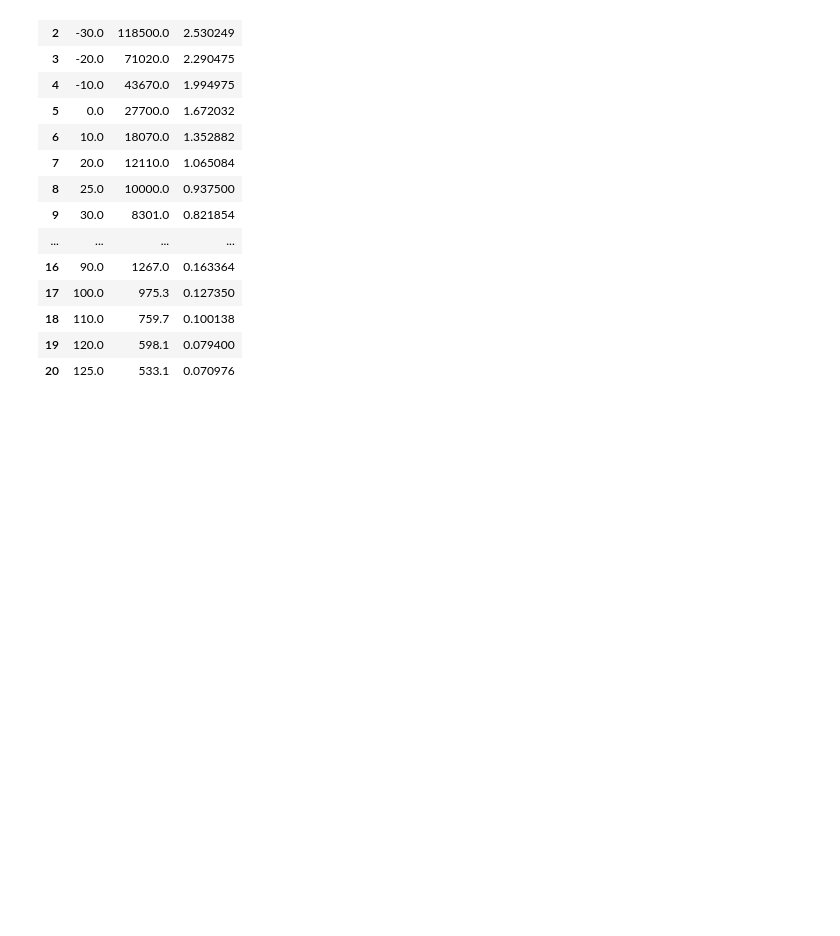
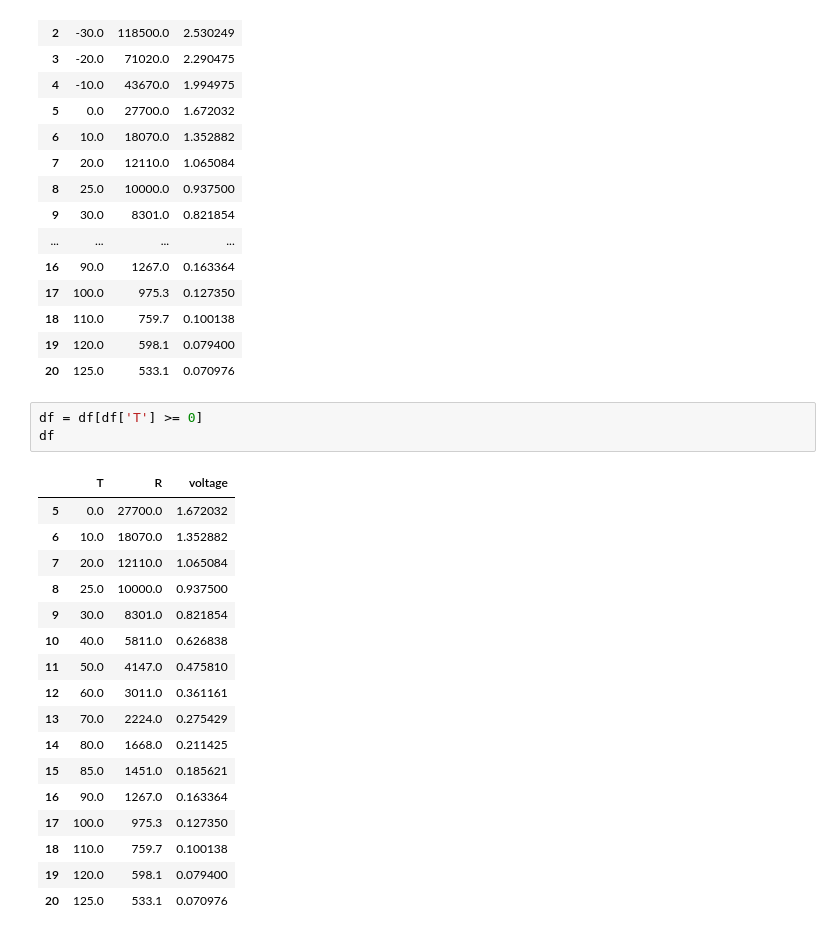
Before and after one commit to raceup-electric/bms_hv, a Jupyter notebook: polynomialFit/rizzottoFit.ipynb, the cells around one changed output. Drawn from its saved outputs; the diff is of its cells as text; blank space fills up the shorter version.

```diff
--- a/polynomialFit/rizzottoFit.ipynb
+++ b/polynomialFit/rizzottoFit.ipynb
@@ -46,6 +46,27 @@ df
 | 18 | 110.0 | 759.7 | 0.100138 |
 | 19 | 120.0 | 598.1 | 0.079400 |
 | 20 | 125.0 | 533.1 | 0.070976 |
+# %%
+df = df[df['T'] >= 0]
+df
+# %% [output]
+|  | T | R | voltage |
+| 5 | 0.0 | 27700.0 | 1.672032 |
+| 6 | 10.0 | 18070.0 | 1.352882 |
+| 7 | 20.0 | 12110.0 | 1.065084 |
+| 8 | 25.0 | 10000.0 | 0.937500 |
+| 9 | 30.0 | 8301.0 | 0.821854 |
+| 10 | 40.0 | 5811.0 | 0.626838 |
+| 11 | 50.0 | 4147.0 | 0.475810 |
+| 12 | 60.0 | 3011.0 | 0.361161 |
+| 13 | 70.0 | 2224.0 | 0.275429 |
+| 14 | 80.0 | 1668.0 | 0.211425 |
+| 15 | 85.0 | 1451.0 | 0.185621 |
+| 16 | 90.0 | 1267.0 | 0.163364 |
+| 17 | 100.0 | 975.3 | 0.127350 |
+| 18 | 110.0 | 759.7 | 0.100138 |
+| 19 | 120.0 | 598.1 | 0.079400 |
+| 20 | 125.0 | 533.1 | 0.070976 |
 # %%
 plt.scatter(df["voltage"], df["T"])
 # %% [output]
```
Also changed, not shown: parts of 4 cells of this notebook, 3 other files.
